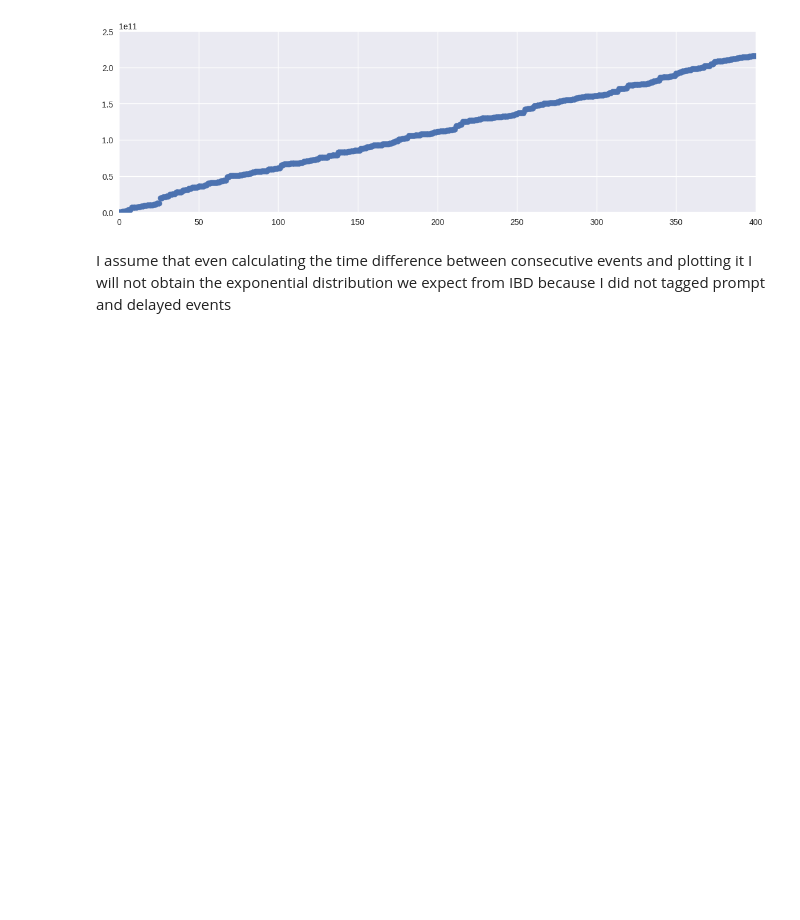
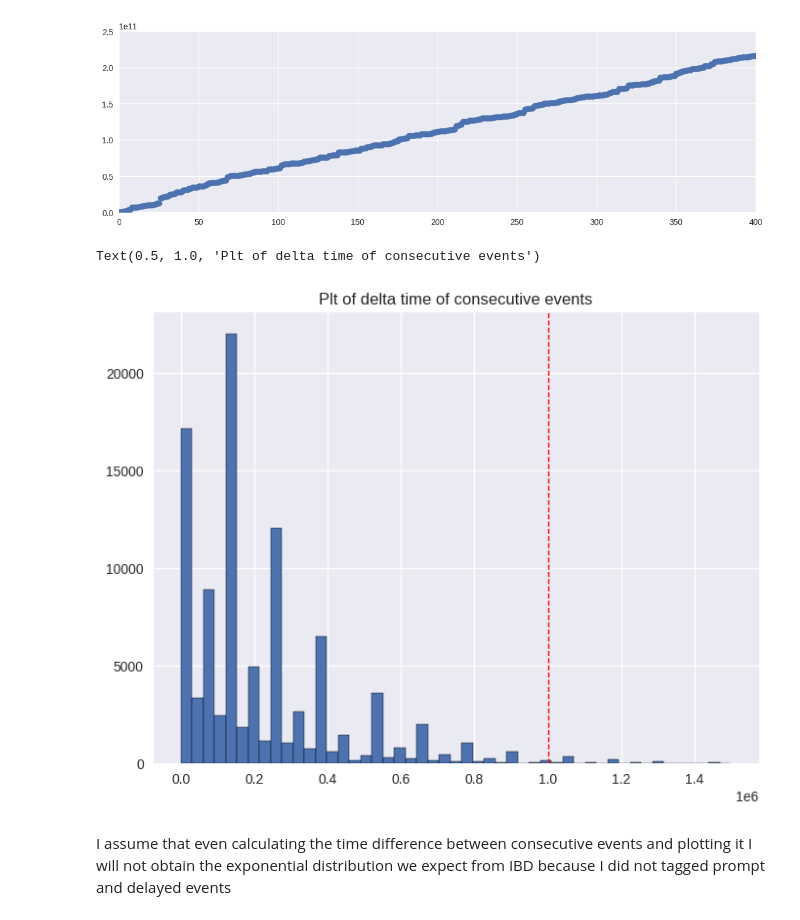
Before and after one commit to Fabiocufino/Thesis, a Jupyter notebook: Analysis/brutal_selection.ipynb, the cells around one changed output. Cells and saved outputs as stored; diff of their text form; code cells hidden in the pictures; blank space fills up the shorter version.

```diff
--- a/Analysis/brutal_selection.ipynb
+++ b/Analysis/brutal_selection.ipynb
@@ -43,6 +41,17 @@ plt.ylim(0,  0.25e12)
 # %% [output]
 (0.0, 250000000000.0)
 [figure]
+# %%
+diff_time = [( dataset["m_triggerT"][i+1] - dataset["m_triggerT"][i] ) for i in range(len(dataset)-1)]
+
+fig_r_d, ax_r_t = plt.subplots(figsize = (8,6))
+ax_r_t.hist(diff_time, np.linspace(0, 1.5e6, 50))
+plt.axvline(1e6, color='red', linestyle='dashed', linewidth=1)
+
+ax_r_t.set_title("Plt of delta time of consecutive events")
+# %% [output]
+Text(0.5, 1.0, 'Plt of delta time of consecutive events')
+[figure, added]
 # %% [markdown]
 
 I assume that even calculating the time difference between consecutive events and plotting it I will not obtain the exponential distribution we expect from IBD because I did not tagged prompt and delayed events
```
Also changed, not shown: parts of 12 cells of this notebook, 16 other files.
